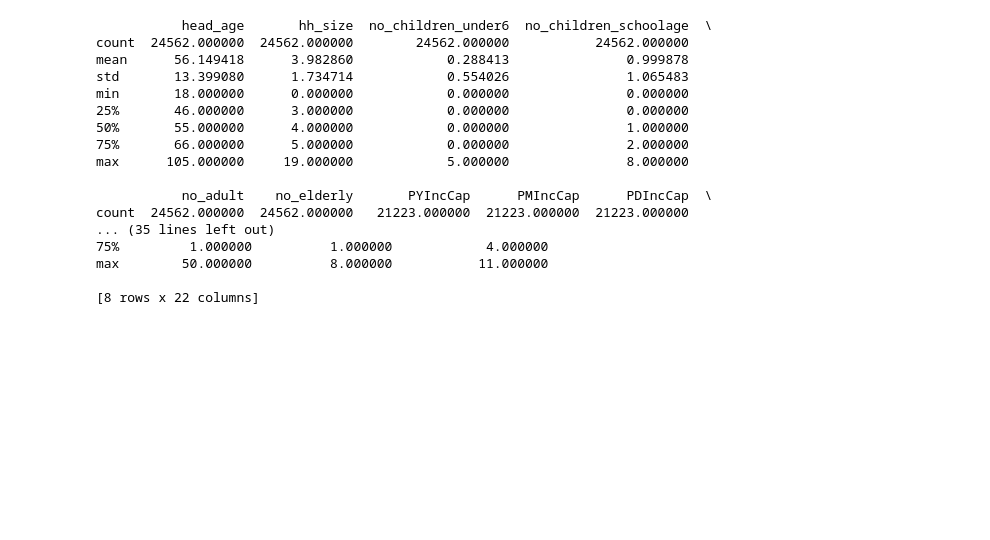
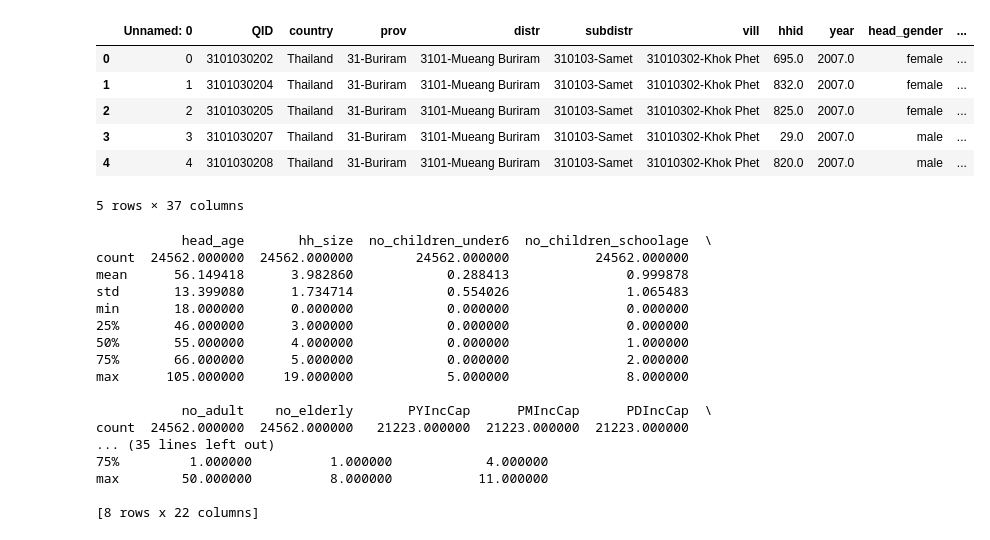
Before and after one commit to nagasu529/TVSepProject, a Jupyter notebook: DescriptiveStat.ipynb, the cells around one changed output. Cells and saved outputs as stored; diff of their text form; code cells hidden in the pictures; blank space fills up the shorter version.

```diff
--- a/DescriptiveStat.ipynb
+++ b/DescriptiveStat.ipynb
@@ -1 +1,18 @@
+# %%
+import pandas as pd
+import seaborn as sns
+import matplotlib.pyplot as plt
+import statsmodels.api as sm
+
+# Load the dataset
+data = pd.read_csv("D:/ExportFile/Full_All_TVSEP.csv")
+data.head()
+# %% [output]
+|  | Unnamed: 0 | QID | country | prov | distr | subdistr | vill | hhid | year | head_gender | ... |
+| 0 | 0 | 3101030202 | Thailand | 31-Buriram | 3101-Mueang Buriram | 310103-Samet | 31010302-Khok Phet | 695.0 | 2007.0 | female | ... |
+| 1 | 1 | 3101030204 | Thailand | 31-Buriram | 3101-Mueang Buriram | 310103-Samet | 31010302-Khok Phet | 832.0 | 2007.0 | female | ... |
+| 2 | 2 | 3101030205 | Thailand | 31-Buriram | 3101-Mueang Buriram | 310103-Samet | 31010302-Khok Phet | 825.0 | 2007.0 | female | ... |
+| 3 | 3 | 3101030207 | Thailand | 31-Buriram | 3101-Mueang Buriram | 310103-Samet | 31010302-Khok Phet | 29.0 | 2007.0 | male | ... |
+| 4 | 4 | 3101030208 | Thailand | 31-Buriram | 3101-Mueang Buriram | 310103-Samet | 31010302-Khok Phet | 820.0 | 2007.0 | male | ... |
+5 rows × 37 columns
 # %%
```
Also changed, not shown: parts of 2 cells of this notebook, 1 other file.
